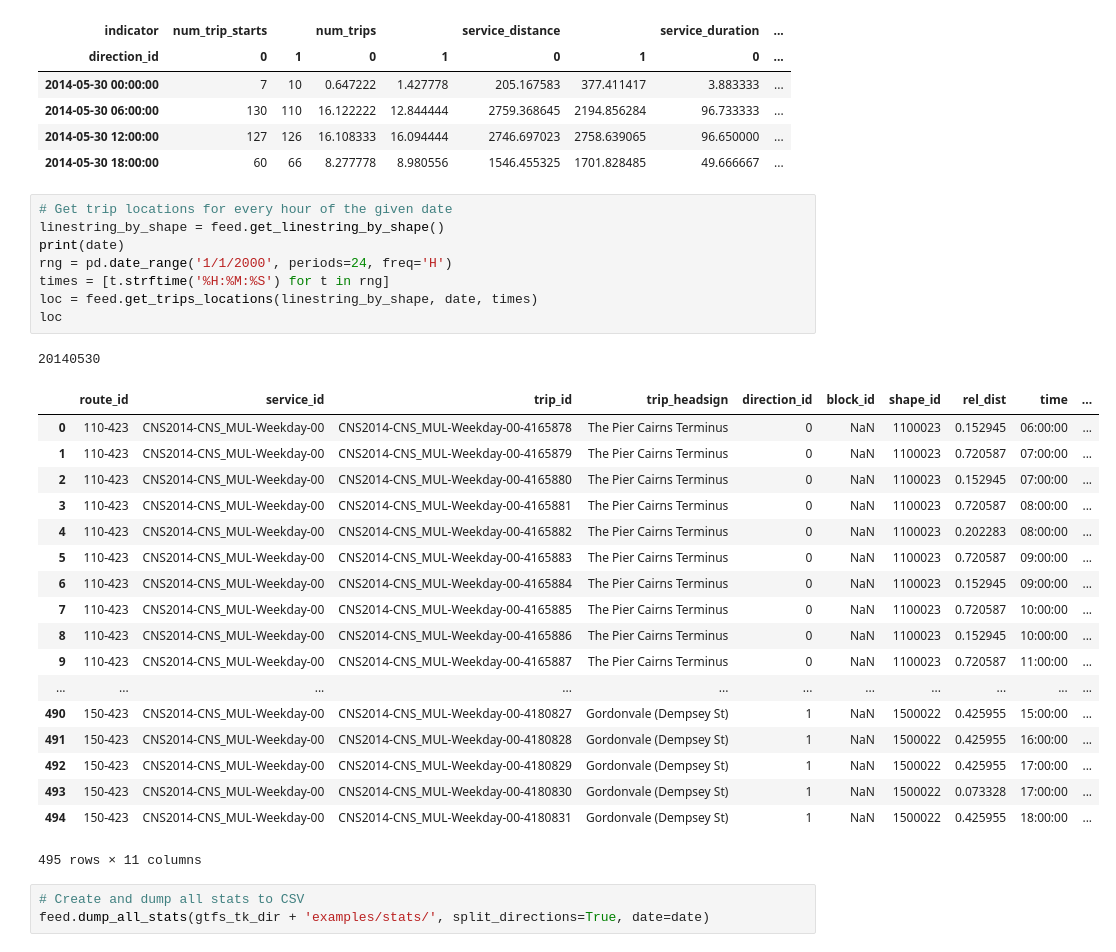
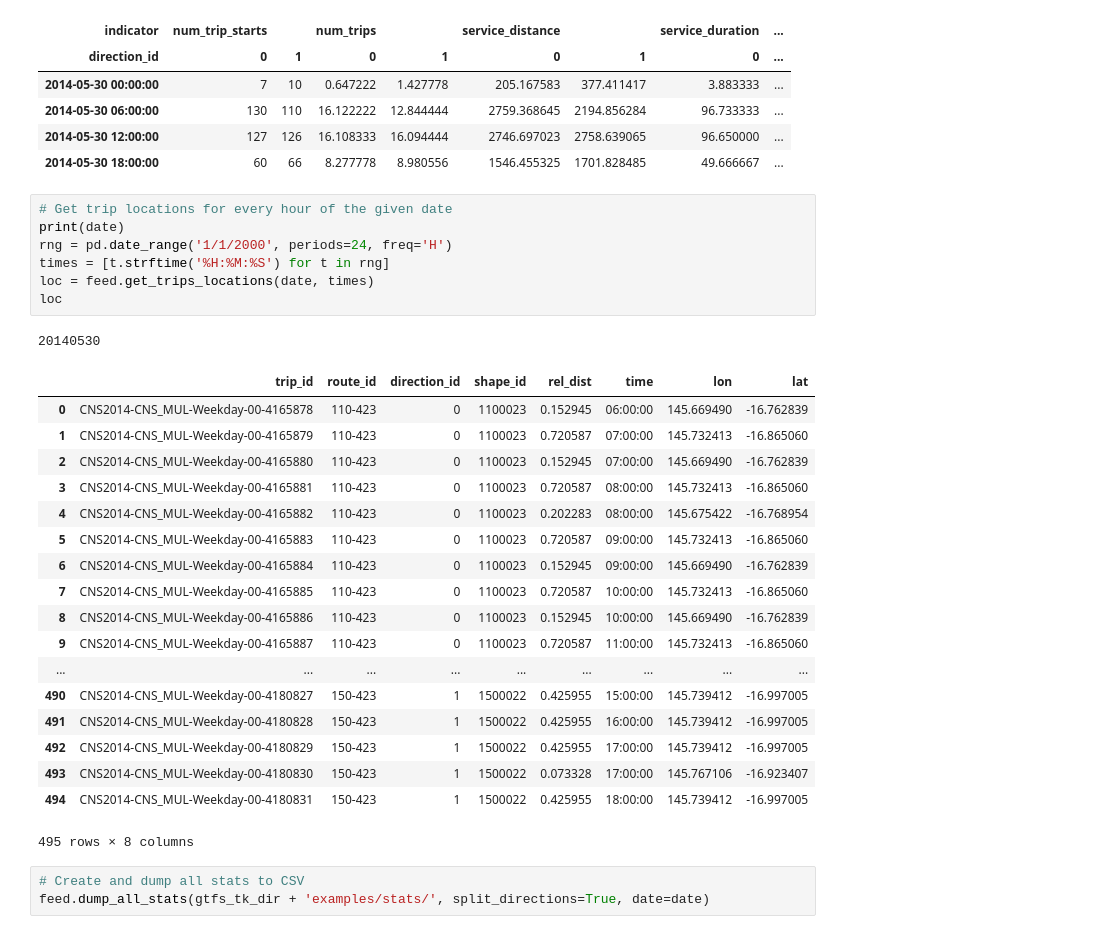
Before and after one commit to markongithub/gtfstk, a Jupyter notebook: examples/examples.ipynb, the cells around one changed output. Saved outputs shown, nothing was run; the diff lists cells and outputs as text.

```diff
--- a/examples/examples.ipynb
+++ b/examples/examples.ipynb
@@ -184,32 +184,31 @@ arts
 | 2014-05-30 18:00:00 | 60 | 66 | 8.277778 | 8.980556 | 1546.455325 | 1701.828485 | 49.666667 | ... |
 # %%
 # Get trip locations for every hour of the given date
-linestring_by_shape = feed.get_linestring_by_shape()
 print(date)
 rng = pd.date_range('1/1/2000', periods=24, freq='H')
 times = [t.strftime('%H:%M:%S') for t in rng]
-loc = feed.get_trips_locations(linestring_by_shape, date, times)
+loc = feed.get_trips_locations(date, times)
 loc
 # %% [output]
 20140530
-|  | route_id | service_id | trip_id | trip_headsign | direction_id | block_id | shape_id | rel_dist | time | ... |
-| 0 | 110-423 | CNS2014-CNS_MUL-Weekday-00 | CNS2014-CNS_MUL-Weekday-00-4165878 | The Pier Cairns Terminus | 0 | NaN | 1100023 | 0.152945 | 06:00:00 | ... |
-| 1 | 110-423 | CNS2014-CNS_MUL-Weekday-00 | CNS2014-CNS_MUL-Weekday-00-4165879 | The Pier Cairns Terminus | 0 | NaN | 1100023 | 0.720587 | 07:00:00 | ... |
-| 2 | 110-423 | CNS2014-CNS_MUL-Weekday-00 | CNS2014-CNS_MUL-Weekday-00-4165880 | The Pier Cairns Terminus | 0 | NaN | 1100023 | 0.152945 | 07:00:00 | ... |
-| 3 | 110-423 | CNS2014-CNS_MUL-Weekday-00 | CNS2014-CNS_MUL-Weekday-00-4165881 | The Pier Cairns Terminus | 0 | NaN | 1100023 | 0.720587 | 08:00:00 | ... |
-| 4 | 110-423 | CNS2014-CNS_MUL-Weekday-00 | CNS2014-CNS_MUL-Weekday-00-4165882 | The Pier Cairns Terminus | 0 | NaN | 1100023 | 0.202283 | 08:00:00 | ... |
-| 5 | 110-423 | CNS2014-CNS_MUL-Weekday-00 | CNS2014-CNS_MUL-Weekday-00-4165883 | The Pier Cairns Terminus | 0 | NaN | 1100023 | 0.720587 | 09:00:00 | ... |
-| 6 | 110-423 | CNS2014-CNS_MUL-Weekday-00 | CNS2014-CNS_MUL-Weekday-00-4165884 | The Pier Cairns Terminus | 0 | NaN | 1100023 | 0.152945 | 09:00:00 | ... |
-| 7 | 110-423 | CNS2014-CNS_MUL-Weekday-00 | CNS2014-CNS_MUL-Weekday-00-4165885 | The Pier Cairns Terminus | 0 | NaN | 1100023 | 0.720587 | 10:00:00 | ... |
-| 8 | 110-423 | CNS2014-CNS_MUL-Weekday-00 | CNS2014-CNS_MUL-Weekday-00-4165886 | The Pier Cairns Terminus | 0 | NaN | 1100023 | 0.152945 | 10:00:00 | ... |
-| 9 | 110-423 | CNS2014-CNS_MUL-Weekday-00 | CNS2014-CNS_MUL-Weekday-00-4165887 | The Pier Cairns Terminus | 0 | NaN | 1100023 | 0.720587 | 11:00:00 | ... |
-| ... | ... | ... | ... | ... | ... | ... | ... | ... | ... | ... |
-| 490 | 150-423 | CNS2014-CNS_MUL-Weekday-00 | CNS2014-CNS_MUL-Weekday-00-4180827 | Gordonvale (Dempsey St) | 1 | NaN | 1500022 | 0.425955 | 15:00:00 | ... |
-| 491 | 150-423 | CNS2014-CNS_MUL-Weekday-00 | CNS2014-CNS_MUL-Weekday-00-4180828 | Gordonvale (Dempsey St) | 1 | NaN | 1500022 | 0.425955 | 16:00:00 | ... |
-| 492 | 150-423 | CNS2014-CNS_MUL-Weekday-00 | CNS2014-CNS_MUL-Weekday-00-4180829 | Gordonvale (Dempsey St) | 1 | NaN | 1500022 | 0.425955 | 17:00:00 | ... |
-| 493 | 150-423 | CNS2014-CNS_MUL-Weekday-00 | CNS2014-CNS_MUL-Weekday-00-4180830 | Gordonvale (Dempsey St) | 1 | NaN | 1500022 | 0.073328 | 17:00:00 | ... |
-| 494 | 150-423 | CNS2014-CNS_MUL-Weekday-00 | CNS2014-CNS_MUL-Weekday-00-4180831 | Gordonvale (Dempsey St) | 1 | NaN | 1500022 | 0.425955 | 18:00:00 | ... |
+|  | trip_id | route_id | direction_id | shape_id | rel_dist | time | lon | lat |
+| 0 | CNS2014-CNS_MUL-Weekday-00-4165878 | 110-423 | 0 | 1100023 | 0.152945 | 06:00:00 | 145.669490 | -16.762839 |
+| 1 | CNS2014-CNS_MUL-Weekday-00-4165879 | 110-423 | 0 | 1100023 | 0.720587 | 07:00:00 | 145.732413 | -16.865060 |
+| 2 | CNS2014-CNS_MUL-Weekday-00-4165880 | 110-423 | 0 | 1100023 | 0.152945 | 07:00:00 | 145.669490 | -16.762839 |
+| 3 | CNS2014-CNS_MUL-Weekday-00-4165881 | 110-423 | 0 | 1100023 | 0.720587 | 08:00:00 | 145.732413 | -16.865060 |
+| 4 | CNS2014-CNS_MUL-Weekday-00-4165882 | 110-423 | 0 | 1100023 | 0.202283 | 08:00:00 | 145.675422 | -16.768954 |
+| 5 | CNS2014-CNS_MUL-Weekday-00-4165883 | 110-423 | 0 | 1100023 | 0.720587 | 09:00:00 | 145.732413 | -16.865060 |
+| 6 | CNS2014-CNS_MUL-Weekday-00-4165884 | 110-423 | 0 | 1100023 | 0.152945 | 09:00:00 | 145.669490 | -16.762839 |
+| 7 | CNS2014-CNS_MUL-Weekday-00-4165885 | 110-423 | 0 | 1100023 | 0.720587 | 10:00:00 | 145.732413 | -16.865060 |
+| 8 | CNS2014-CNS_MUL-Weekday-00-4165886 | 110-423 | 0 | 1100023 | 0.152945 | 10:00:00 | 145.669490 | -16.762839 |
+| 9 | CNS2014-CNS_MUL-Weekday-00-4165887 | 110-423 | 0 | 1100023 | 0.720587 | 11:00:00 | 145.732413 | -16.865060 |
+| ... | ... | ... | ... | ... | ... | ... | ... | ... |
+| 490 | CNS2014-CNS_MUL-Weekday-00-4180827 | 150-423 | 1 | 1500022 | 0.425955 | 15:00:00 | 145.739412 | -16.997005 |
+| 491 | CNS2014-CNS_MUL-Weekday-00-4180828 | 150-423 | 1 | 1500022 | 0.425955 | 16:00:00 | 145.739412 | -16.997005 |
+| 492 | CNS2014-CNS_MUL-Weekday-00-4180829 | 150-423 | 1 | 1500022 | 0.425955 | 17:00:00 | 145.739412 | -16.997005 |
+| 493 | CNS2014-CNS_MUL-Weekday-00-4180830 | 150-423 | 1 | 1500022 | 0.073328 | 17:00:00 | 145.767106 | -16.923407 |
+| 494 | CNS2014-CNS_MUL-Weekday-00-4180831 | 150-423 | 1 | 1500022 | 0.425955 | 18:00:00 | 145.739412 | -16.997005 |
-495 rows × 11 columns
+495 rows × 8 columns
 # %%
 # Create and dump all stats to CSV
 feed.dump_all_stats(gtfs_tk_dir + 'examples/stats/', split_directions=True, date=date)
```
Also changed, not shown: parts of 3 cells of this notebook, 23 other files.
